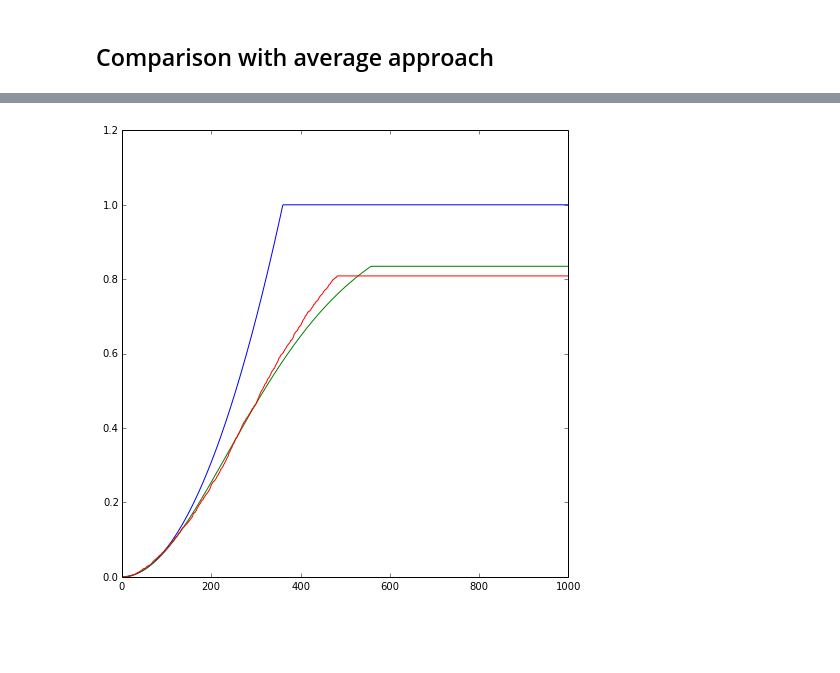
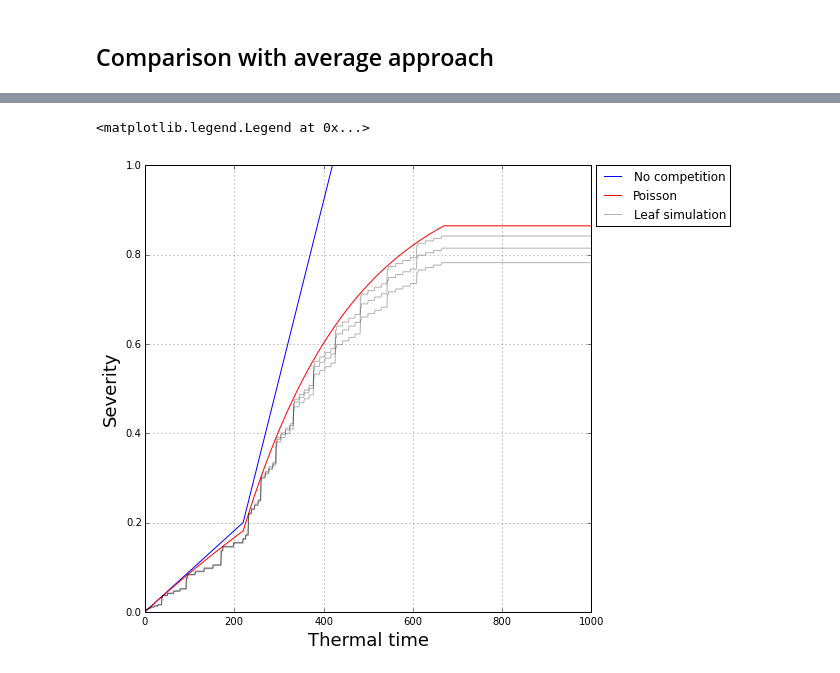
Before and after one commit to openalea-incubator/alep, a Jupyter notebook: alep/example/septo_rust_competition_leaf.ipynb, the cells around one changed output, grey strips where cells are left out. Drawn from its saved outputs; the diff is of its cells as text; code cells hidden in the pictures; blank space fills up the shorter version.

```diff
--- a/alep/example/septo_rust_competition_leaf.ipynb
+++ b/alep/example/septo_rust_competition_leaf.ipynb
@@ -334,7 +372,7 @@ s_lesion = []
 for i in range(1000):
     lesion.growth(dt=1.)
     leaf = biological_competition(leaf, [lesion])
-    s_lesion.append(lesion.pot_surface)
+    s_lesion.append(lesion.surface)
     if i in ages:
         leaves.append(plot_leaf(leaf, [lesion], return_leaf = True))
 # %%
@@ -807,7 +922,8 @@ class AvgSeptoLesion(object):
 # %%
 class AvgRustLesion(object):
     lid = 0.
-    dr = 0.00035
+    k = 0.015
+    x0 = 350.
     dE = 1.7
     age_spo = 180
     age_end_spo = 800
@@ -827,21 +943,23 @@ class AvgRustLesion(object):
     def reset(self):
         RustLesion.lid=0
 
+    def logistic(self, x):
+        return self.Smax/(1.+np.exp(-self.k*(x-self.x0)))
+
     def growth(self, dt):
         if self.growth_is_active:
-            r = np.sqrt(self.surface/np.pi)
-            self.growth_demand = min(self.Smax - self.surface, (np.pi * (r + self.dr*dt)**2) - (np.pi * r ** 2))
+            self.growth_demand = self.logistic(self.age+dt) - self.logistic(self.age)
         else:
             self.growth_demand = 0.
         self.age += dt
+        if round(self.surface,6)==self.Smax and self.age >= self.age_end_spo:
+            self.disable()
         if not self.growth_is_active and self.surface == 0.:
             self.is_active = False
 
     def control_growth(self, growth_offer = 0.):
         self.surface = min(self.Smax, self.surface + growth_offer)
-
-        self.Smax -= (self.growth_demand - growth_offer)
-
+        #self.Smax -= (self.growth_demand - growth_offer)
         if round(self.surface, 10) == round(self.Smax,10):
             self.growth_is_active = False
 
@@ -925,66 +1051,74 @@ for sev_geom in tries.itervalues():
 # %%
-L, W = 5,5
-dL, dW = 0.1, 0.1
+L, W = 10, 3
+dL, dW = 0.01, 0.01
 leaf = np.zeros((int(L/dL), int(W/dW)), dtype=int)
 X, Y = leaf.shape
-nb_lesions = 500
+nb_lesions = 200
 
 # Average approach
 s_leaf = L * W
 nb_steps = 1000
-lesions = [AvgRustLesion(0.5, 0.5) for i in range(nb_lesions)]
+lesions = [AvgSeptoLesion(0.5, 0.5) for i in range(nb_lesions)]
 sev_avg = []
 for i in range(nb_steps):
-    s_rust = 0.
+    s_septo = 0.
     for l in lesions:
-        s_rust += l.surface
+        s_septo += l.surface
         l.growth(dt = 1.)
     demand = sum(l.growth_demand for l in lesions)
     offer = min(demand, s_leaf - s_rust)
     for l in lesions:
         offer_lesion = offer * l.growth_demand / demand if demand > 0. else 0.
         l.control_growth(offer_lesion)
-    sev_avg.append(float(s_rust) / s_leaf)
+    sev_avg.append(float(s_septo) / s_leaf)
 
 # Poisson approach
-lesions = [AvgRustLesion(0.5, 0.5) for i in range(nb_lesions)]
+lesions = [AvgSeptoLesion(0.5, 0.5) for i in range(nb_lesions)]
 sev_poi = []
-s_rust_no_limit = 0.
+s_septo_no_limit = 0.
 for i in range(nb_steps):
-    s_rust = 0.
+    s_septo = 0.
     for l in lesions:
-        s_rust += l.surface
+        s_septo += l.surface
         l.growth(dt = 1.)
 
     total_demand = sum(l.growth_demand for l in lesions)
-
-    s_rust_no_limit += total_demand
-
-    surf_offer = true_area_impacted(len(lesions), s_leaf, s_rust_no_limit/len(lesions))
-    offer = surf_offer - s_rust
-
+    s_septo_no_limit += total_demand
+    true_area = true_area_impacted(nb_lesions, s_leaf, s_septo_no_limit/nb_lesions)
+    offer = true_area - s_septo
     for l in lesions:
         offer_lesion = l.growth_demand * offer/total_demand if total_demand>0. else 0.
         l.control_growth(offer_lesion)
-    sev_poi.append(float(s_rust) / s_leaf)
+    sev_poi.append(float(s_septo) / s_leaf)
 
 # Geom approach
-tries = {k:[] for k in range(1)}
+tries = {k:[] for k in range(3)}
 for k in tries.iterkeys():
     lesions = []
-    RustLesion.lid = 0
+    SeptoLesion.lid = 0
     leaf[:,:]=0
     competition_model = biological_competition
-    leaf = init_lesion(leaf, LesionModel = RustLesion, competition_model = competition_model, n = nb_lesions)
+    leaf = init_lesion(leaf, LesionModel = SeptoLesion, competition_model = competition_model, n = nb_lesions)
     for i in range(nb_steps):
         for lesion in lesions:
             lesion.growth(dt=1.)
         leaf = competition_model(leaf,lesions)
         tries[k].append(1 - float(sum(leaf==0))/size(leaf))
 
-plot(sev_avg)
-plot(sev_poi)
+fig, ax = plt.subplots()
+ax.plot(range(nb_steps), sev_avg)
+ax.plot(range(nb_steps), sev_poi, 'r')
 for sev_geom in tries.itervalues():
-    plot(sev_geom, 'r')
+    ax.plot(range(nb_steps), sev_geom, 'k', alpha = 0.3)
+ax.set_ylim([0, 1])
+ax.set_xlabel('Thermal time', fontsize = 18)
+ax.set_ylabel('Severity', fontsize = 18)
+ax.grid(alpha=0.8)
+proxys = [plt.Line2D((0,1),(0,0), color='b'),
+         plt.Line2D((0,1),(0,0), color='r'),
+         plt.Line2D((0,1),(0,0), color='k', alpha=0.3)]
+labels = ['No competition', 'Poisson', 'Leaf simulation']
+ax.legend(proxys, labels, bbox_to_anchor=(1.01, 1), loc=2, borderaxespad=0.)
 # %% [output]
+<matplotlib.legend.Legend at 0x...>
-[figure, old version]
+[figure, new version]
```
Also changed, not shown: parts of 50 cells of this notebook, 5 other files.
